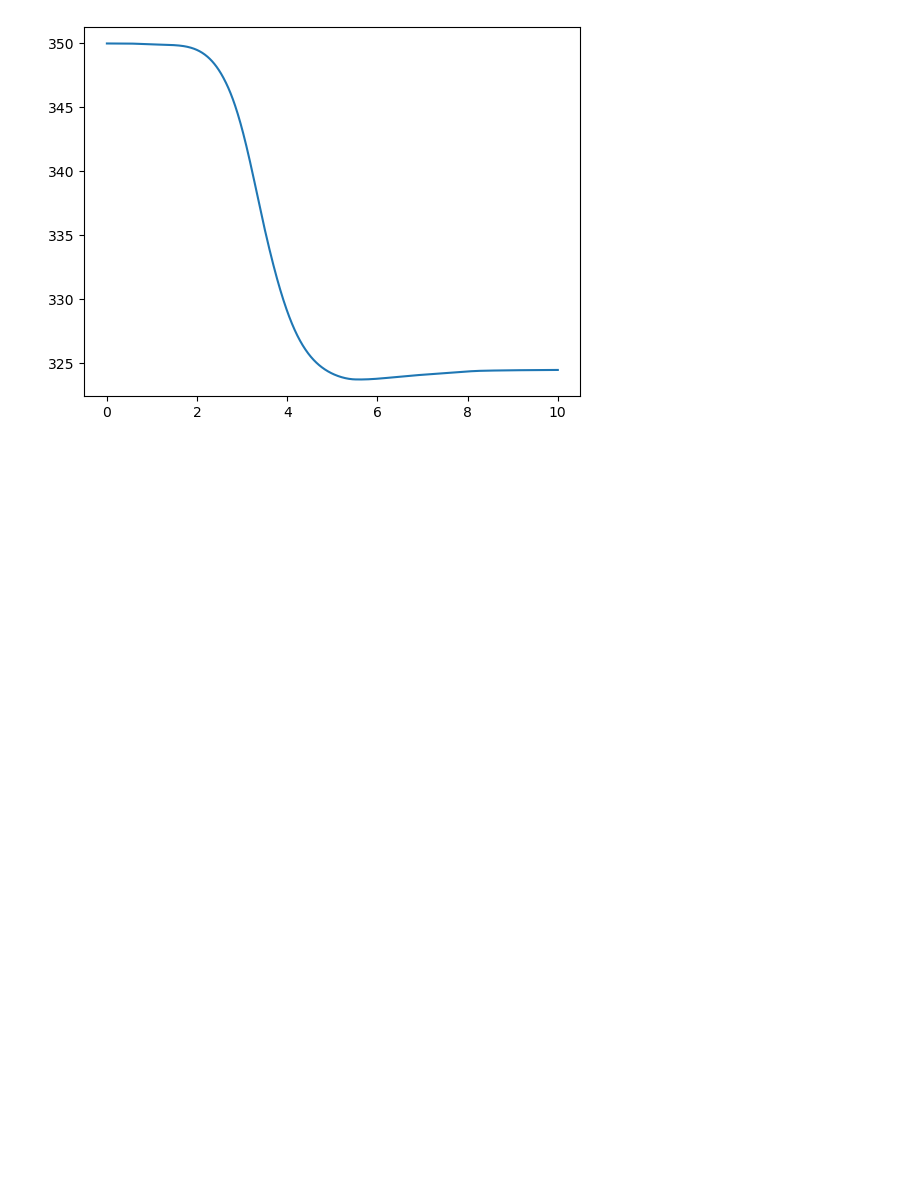
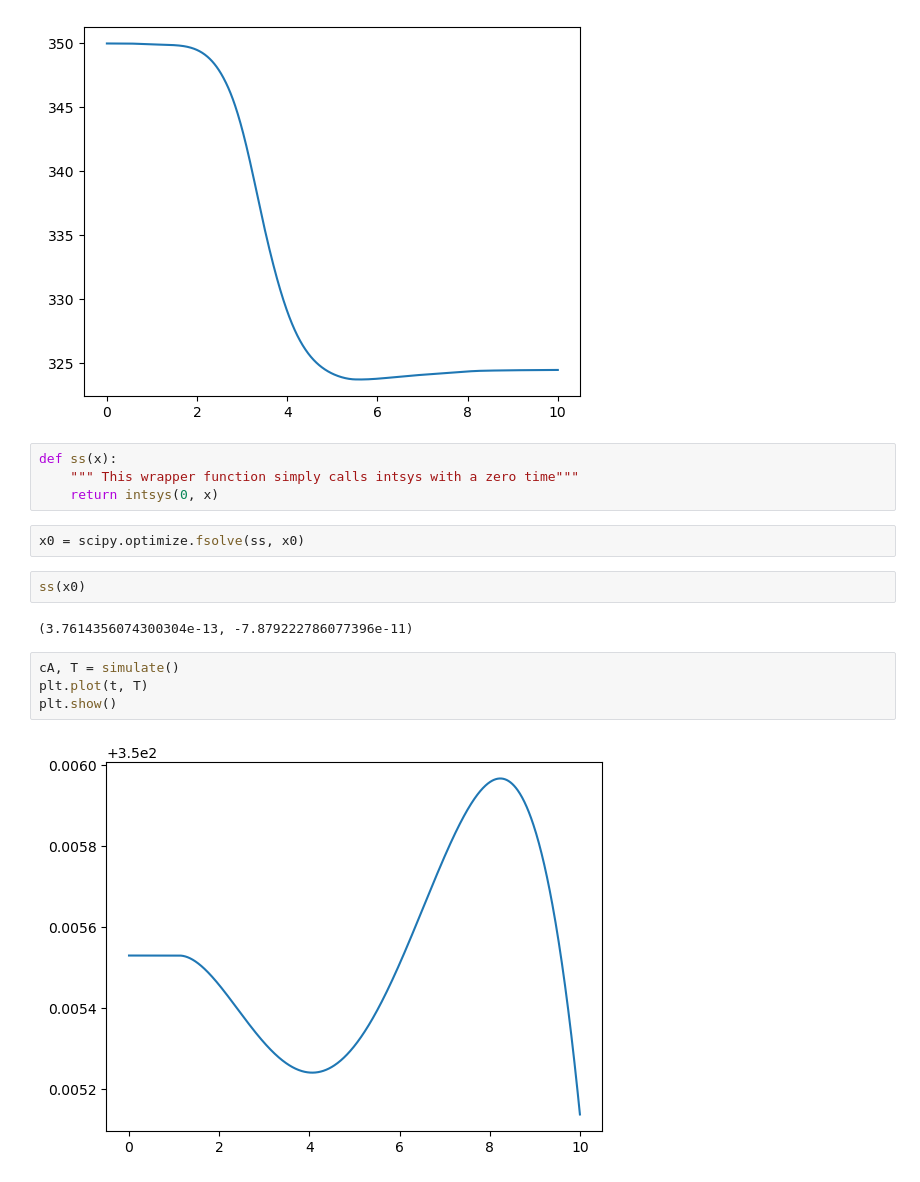
Before and after one commit to williebonavente/CodeTest, a Jupyter notebook: sympy/algebra/notebook8.ipynb, the cells around one changed output. Drawn from its saved outputs; the diff is of its cells as text; blank space fills up the shorter version.

```diff
--- a/sympy/algebra/notebook8.ipynb
+++ b/sympy/algebra/notebook8.ipynb
@@ -87,3 +87,19 @@ plt.plot(t, T)
 plt.show()
 # %% [output]
 [figure]
+# %%
+def ss(x):
+    """ This wrapper function simply calls intsys with a zero time"""
+    return intsys(0, x)
+# %%
+x0 = scipy.optimize.fsolve(ss, x0)
+# %%
+ss(x0)
+# %% [output]
+(3.7614356074300304e-13, -7.879222786077396e-11)
+# %%
+cA, T = simulate()
+plt.plot(t, T)
+plt.show()
+# %% [output]
+[figure, added]
```
Also changed, not shown: parts of 2 cells of this notebook.
